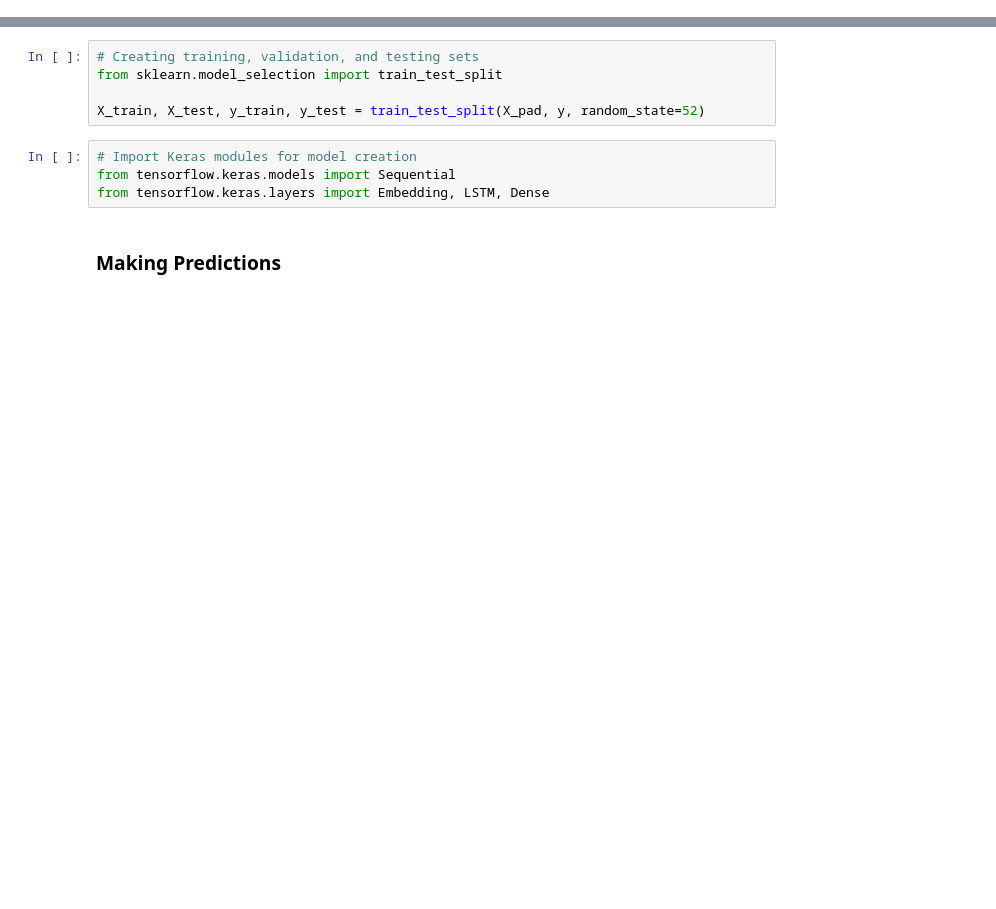
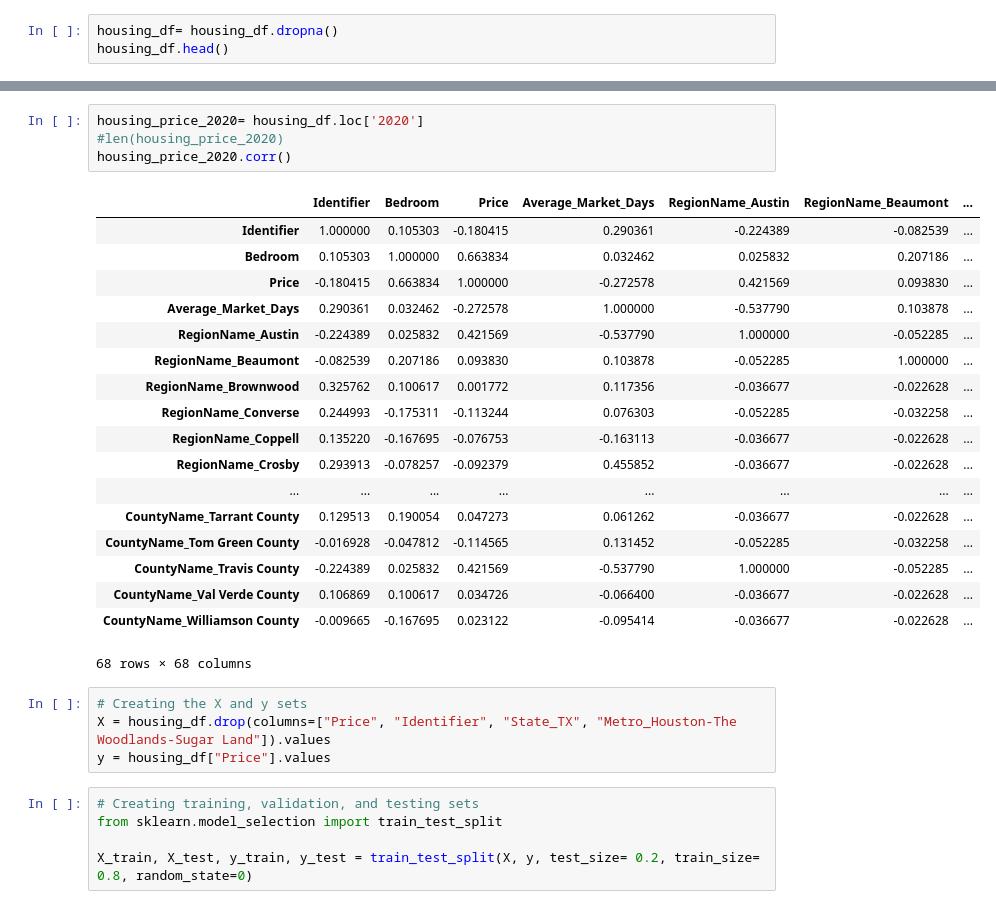
Before and after one commit to jexiamaris/project2, a Jupyter notebook: notebooks/colin.ipynb, the cells around one changed output, grey strips where cells are left out. Cells and saved outputs as stored; diff of their text form; blank space fills up the shorter version.

```diff
--- a/notebooks/colin.ipynb
+++ b/notebooks/colin.ipynb
@@ -63,0 +34,3 @@ Now that the data is encoded, the training and testing sets will be created.
+# %%
+housing_df= housing_df.dropna()
+housing_df.head()
@@ -64,11 +46,32 @@ Now that the data is encoded, the training and testing sets will be created.
+# %%
+housing_price_2020= housing_df.loc['2020']
+#len(housing_price_2020)
+housing_price_2020.corr()
+# %% [output]
+|  | Identifier | Bedroom | Price | Average_Market_Days | RegionName_Austin | RegionName_Beaumont | ... |
+| Identifier | 1.000000 | 0.105303 | -0.180415 | 0.290361 | -0.224389 | -0.082539 | ... |
+| Bedroom | 0.105303 | 1.000000 | 0.663834 | 0.032462 | 0.025832 | 0.207186 | ... |
+| Price | -0.180415 | 0.663834 | 1.000000 | -0.272578 | 0.421569 | 0.093830 | ... |
+| Average_Market_Days | 0.290361 | 0.032462 | -0.272578 | 1.000000 | -0.537790 | 0.103878 | ... |
+| RegionName_Austin | -0.224389 | 0.025832 | 0.421569 | -0.537790 | 1.000000 | -0.052285 | ... |
+| RegionName_Beaumont | -0.082539 | 0.207186 | 0.093830 | 0.103878 | -0.052285 | 1.000000 | ... |
+| RegionName_Brownwood | 0.325762 | 0.100617 | 0.001772 | 0.117356 | -0.036677 | -0.022628 | ... |
+| RegionName_Converse | 0.244993 | -0.175311 | -0.113244 | 0.076303 | -0.052285 | -0.032258 | ... |
+| RegionName_Coppell | 0.135220 | -0.167695 | -0.076753 | -0.163113 | -0.036677 | -0.022628 | ... |
+| RegionName_Crosby | 0.293913 | -0.078257 | -0.092379 | 0.455852 | -0.036677 | -0.022628 | ... |
+| ... | ... | ... | ... | ... | ... | ... | ... |
+| CountyName_Tarrant County | 0.129513 | 0.190054 | 0.047273 | 0.061262 | -0.036677 | -0.022628 | ... |
+| CountyName_Tom Green County | -0.016928 | -0.047812 | -0.114565 | 0.131452 | -0.052285 | -0.032258 | ... |
+| CountyName_Travis County | -0.224389 | 0.025832 | 0.421569 | -0.537790 | 1.000000 | -0.052285 | ... |
+| CountyName_Val Verde County | 0.106869 | 0.100617 | 0.034726 | -0.066400 | -0.036677 | -0.022628 | ... |
+| CountyName_Williamson County | -0.009665 | -0.167695 | 0.023122 | -0.095414 | -0.036677 | -0.022628 | ... |
+68 rows × 68 columns
+# %%
+# Creating the X and y sets
+X = housing_df.drop(columns=["Price", "Identifier", "State_TX", "Metro_Houston-The Woodlands-Sugar Land"]).values
+y = housing_df["Price"].values
 # %%
 # Creating training, validation, and testing sets
 from sklearn.model_selection import train_test_split
 
-X_train, X_test, y_train, y_test = train_test_split(X_pad, y, random_state=52)
+X_train, X_test, y_train, y_test = train_test_split(X, y, test_size= 0.2, train_size= 0.8, random_state=0)
-# %%
-# Import Keras modules for model creation
-from tensorflow.keras.models import Sequential
-from tensorflow.keras.layers import Embedding, LSTM, Dense
-# %% [markdown]
- ### Making Predictions
```
Also changed, not shown: parts of 17 cells of this notebook.
